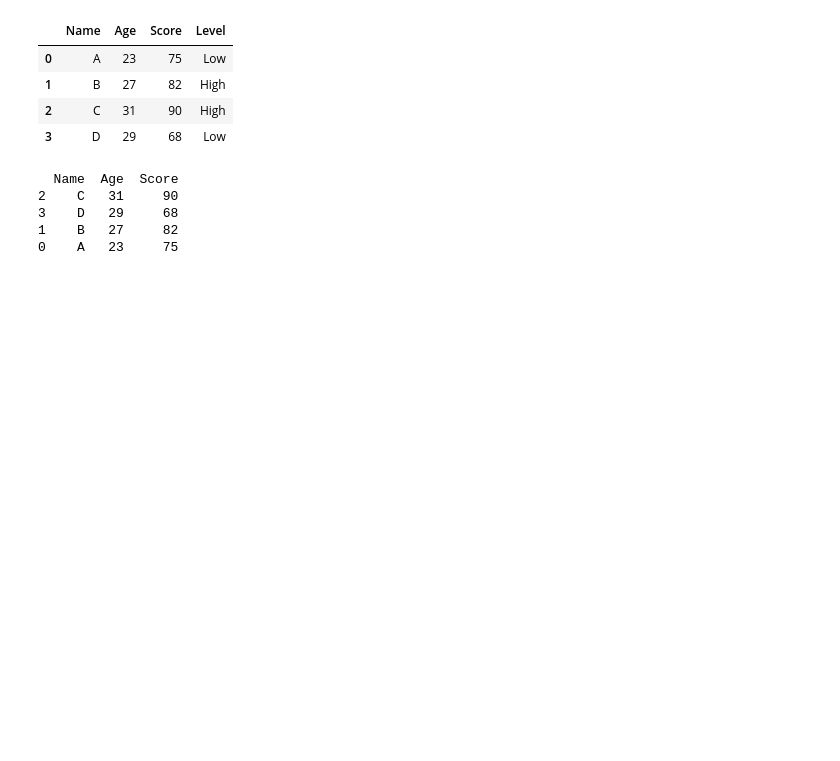
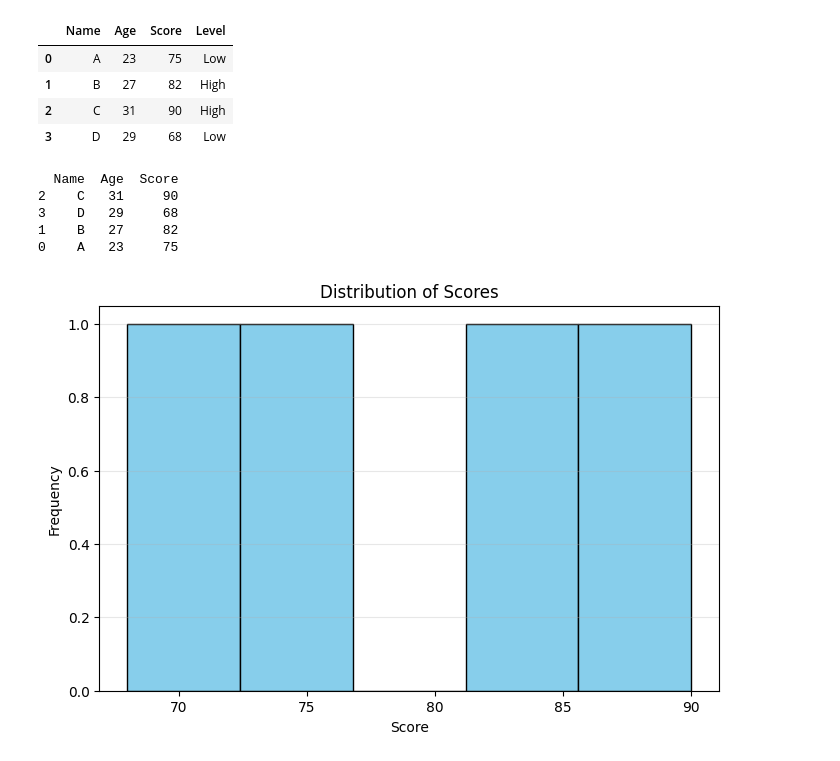
Before and after one commit to HY-BME/bme_test_files, a Jupyter notebook: test_0312.ipynb, the cells around one changed output. Cells and saved outputs as stored; diff of their text form; code cells hidden in the pictures; blank space fills up the shorter version.

```diff
--- a/test_0312.ipynb
+++ b/test_0312.ipynb
@@ -172,0 +171,27 @@ print(df)
+# %%
+#10번문제 풀이 필요
+
+import pandas as pd
+
+df = pd.DataFrame({
+    "Name": ["A", "B", "C", "D"],
+    "Age": [23, 27, 31, 29],
+    "Score": [75, 82, 90, 68]
+})
+
+import matplotlib.pyplot as plt
+
+# 히스토그램 그리기
+plt.figure(figsize=(8, 5))
+plt.hist(df['Score'], bins=5, color='skyblue', edgecolor='black')
+
+# 그래프 제목 및 축 라벨 설정
+plt.title('Distribution of Scores')
+plt.xlabel('Score')
+plt.ylabel('Frequency')
+
+# 그래프 표시
+plt.grid(axis='y', alpha=0.3)
+plt.show()
+# %% [output]
+[figure, added]
```
Also changed, not shown: parts of 1 cell of this notebook.
